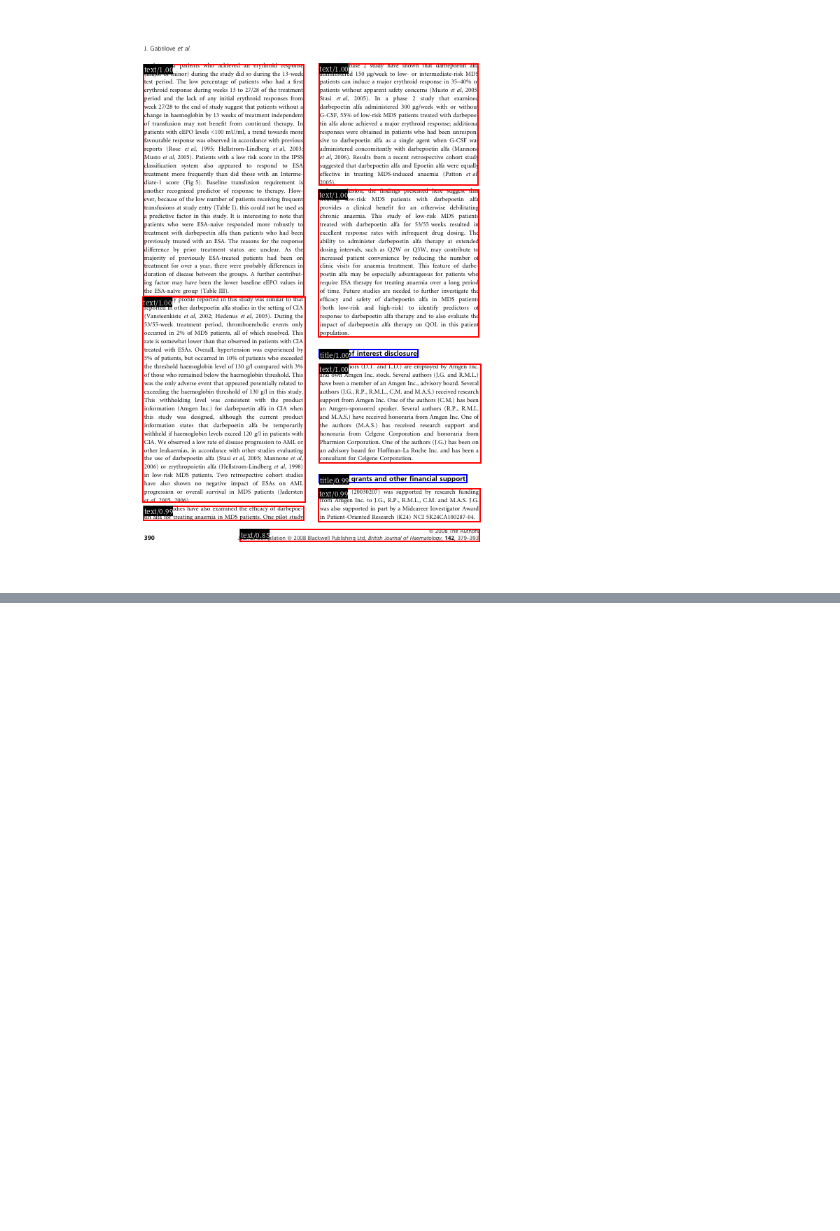
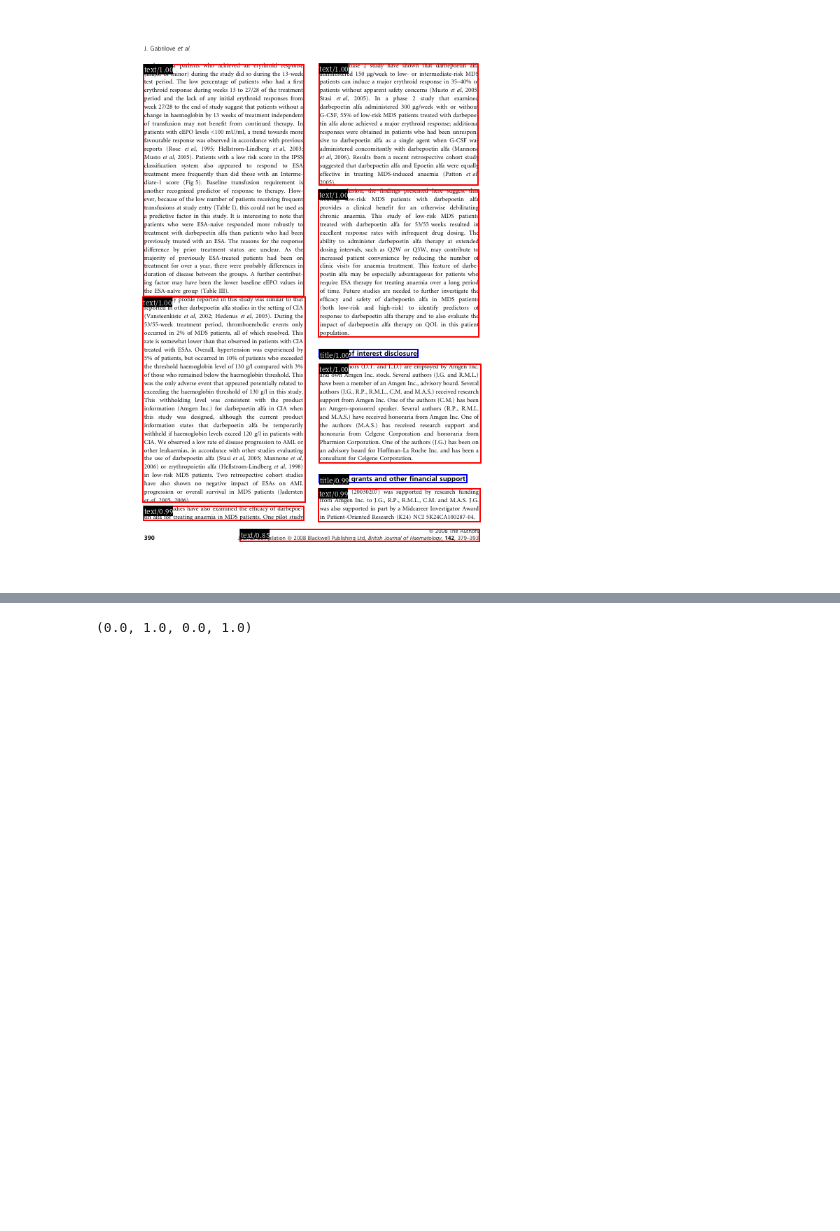
Before and after one commit to Abhishek92kumar/LJMU, a Jupyter notebook: Code_for_layout_parsing_and_analysis_based_on_the_dataset_Publaynet.ipynb, the cells around one changed output, grey strips where cells are left out. Cells and saved outputs as stored; diff of their text form; code cells hidden in the pictures; blank space fills up the shorter version.

```diff
--- a/Code_for_layout_parsing_and_analysis_based_on_the_dataset_Publaynet.ipynb
+++ b/Code_for_layout_parsing_and_analysis_based_on_the_dataset_Publaynet.ipynb
@@ -817,0 +893,10 @@ lp.draw_box(image,
+# %%
+imgdir="/content/publaynet/train"
+
+debug=False
+split_mode="valid20" # all_train Or  valid20
+image_Width=601
+image_Height=792
+
+num_folds=5
+Selected_fold=1 #1,2,3,4,5
@@ -817,0 +1077,18 @@ lp.draw_box(image,
+# %%
+fig = plt.figure(figsize =(40,40))
+ax = fig.add_subplot(1,1,1)
+
+d=dataset_dicts_valid[1]
+img = cv2.imread(d["file_name"])
+v = Visualizer(img[:, :, ::-1],
+                metadata=metadata_dicts_valid,
+                scale=1.5,
+                instance_mode=ColorMode.IMAGE_BW   # remove the colors of unsegmented pixels. This option is only available for segmentation models
+)
+# out = v.draw_dataset_dict(d)
+ax.grid(False)
+ax.axis('off')
+# ax.imshow(out.get_image()[:, :, ::-1])
+# %% [output]
+(0.0, 1.0, 0.0, 1.0)
+[figure, added]
```
Also changed, not shown: parts of 23 cells of this notebook.
